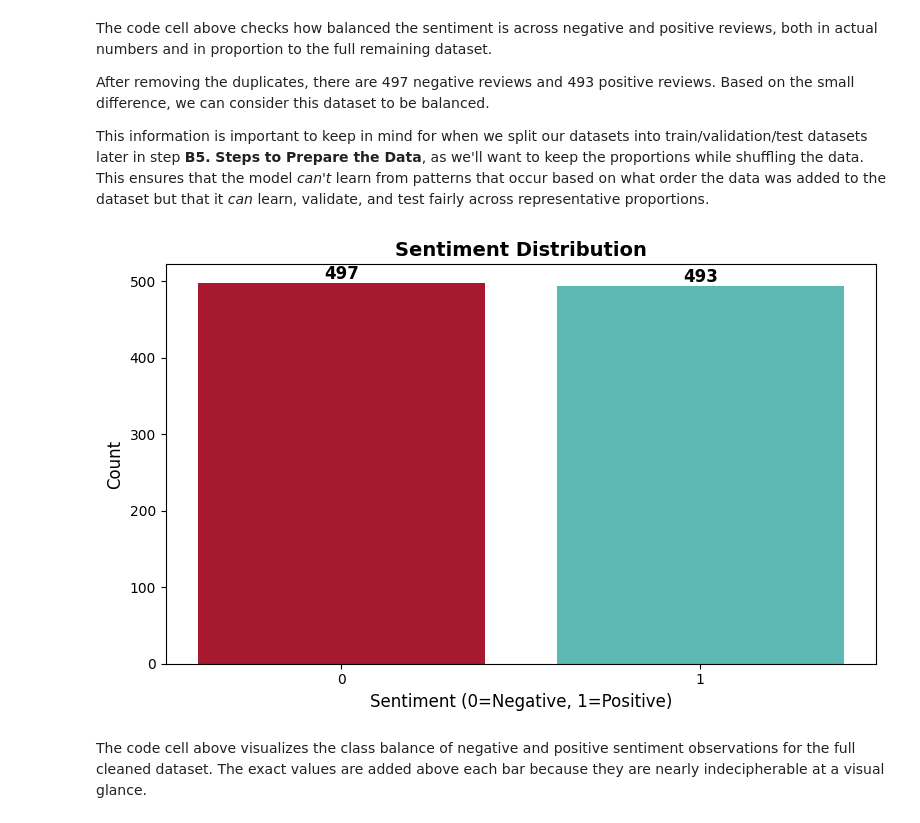
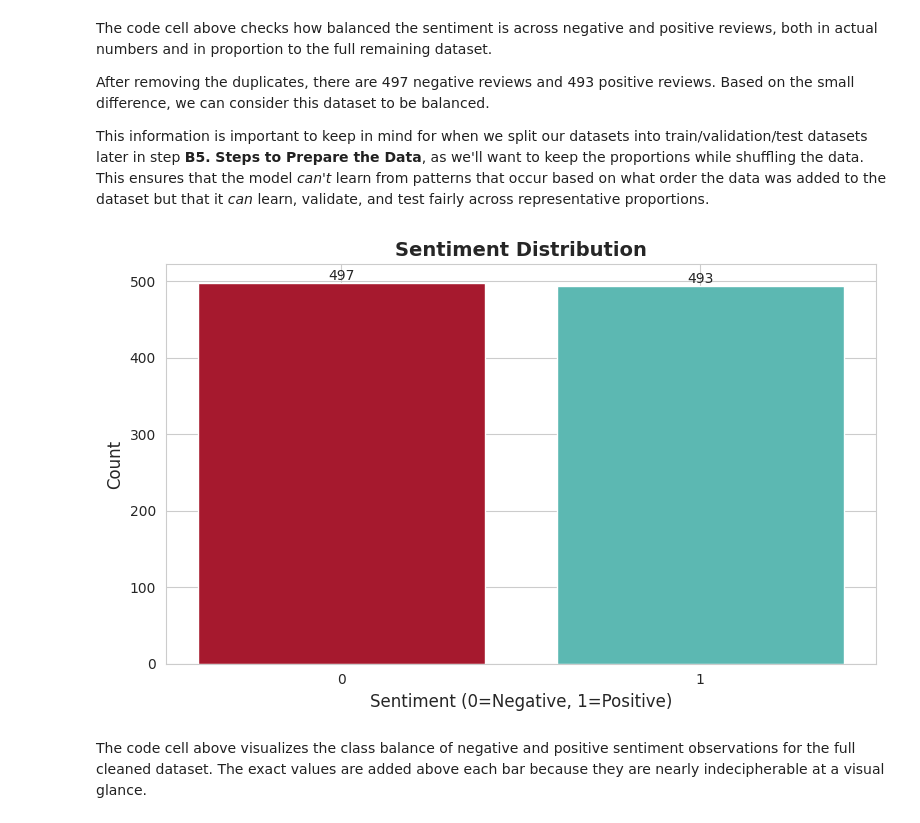
Before and after one commit to smmurdock/Neural-Network-Sentiment-Analysis, a Jupyter notebook: d604_task_2.ipynb, the cells around one changed output. Saved outputs shown, nothing was run; the diff lists cells and outputs as text; code cells hidden in the pictures.

```diff
--- a/d604_task_2.ipynb
+++ b/d604_task_2.ipynb
@@ -60,6 +65,21 @@ import pandas as pd
 import numpy as np
 import matplotlib.pyplot as plt
 import seaborn as sns
+import warnings
+from pandas.errors import SettingWithCopyWarning
 
-# Set the display options for better readability
+warnings.simplefilter(action="ignore", category=SettingWithCopyWarning)
+
+# Format for readability
 pd.set_option('display.max_colwidth', 100)
+sns.set_style('whitegrid')
+
+# Load the data
+df = pd.read_csv('amazon_cells_labelled.txt',
+                 sep='\t',
+                 header=None,
+                 names=['review', 'sentiment'])
+
+# View the first few rows
+print("First 5 rows:")
+df.head()
@@ -209,24 +158,23 @@ This information is important to keep in mind for when we split our datasets int
 # %%
 # Visualize class balance
 plt.figure(figsize=(8, 5))
 sentiment_counts = df_clean['sentiment'].value_counts()
 bars = plt.bar(sentiment_counts.index, sentiment_counts.values, color=['#A6192E', '#5CB8B2'])
 
-# Add value labels on top of each bar
 for bar in bars:
     height = bar.get_height()
     plt.text(bar.get_x() + bar.get_width()/2., height,
              f'{int(height)}',
-             ha='center', va='bottom', fontsize=12, fontweight='bold')
+             ha='center', va='bottom')
 
 plt.title('Sentiment Distribution', fontsize=14, fontweight='bold')
 plt.xlabel('Sentiment (0=Negative, 1=Positive)', fontsize=12)
 plt.ylabel('Count', fontsize=12)
 plt.xticks([0, 1])
 plt.tight_layout()
 plt.show()
 # %% [output]
-[figure, old version]
+[figure, new version]
 # %% [markdown]
 The code cell above visualizes the class balance of negative and positive sentiment observations for the full cleaned dataset. The exact values are added above each bar because they are nearly indecipherable at a visual glance.
 # %% [markdown]
```
Also changed, not shown: parts of 59 cells of this notebook.
